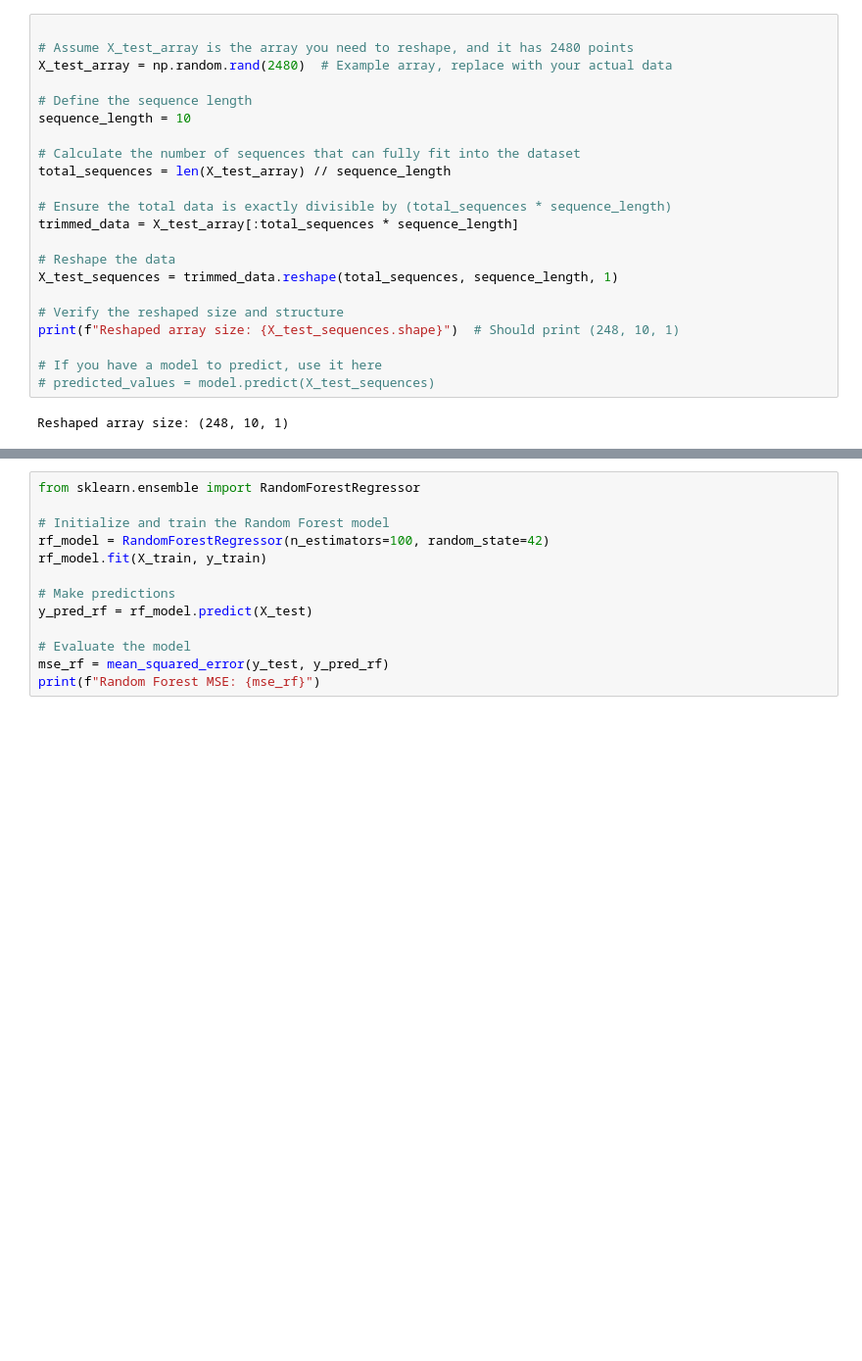
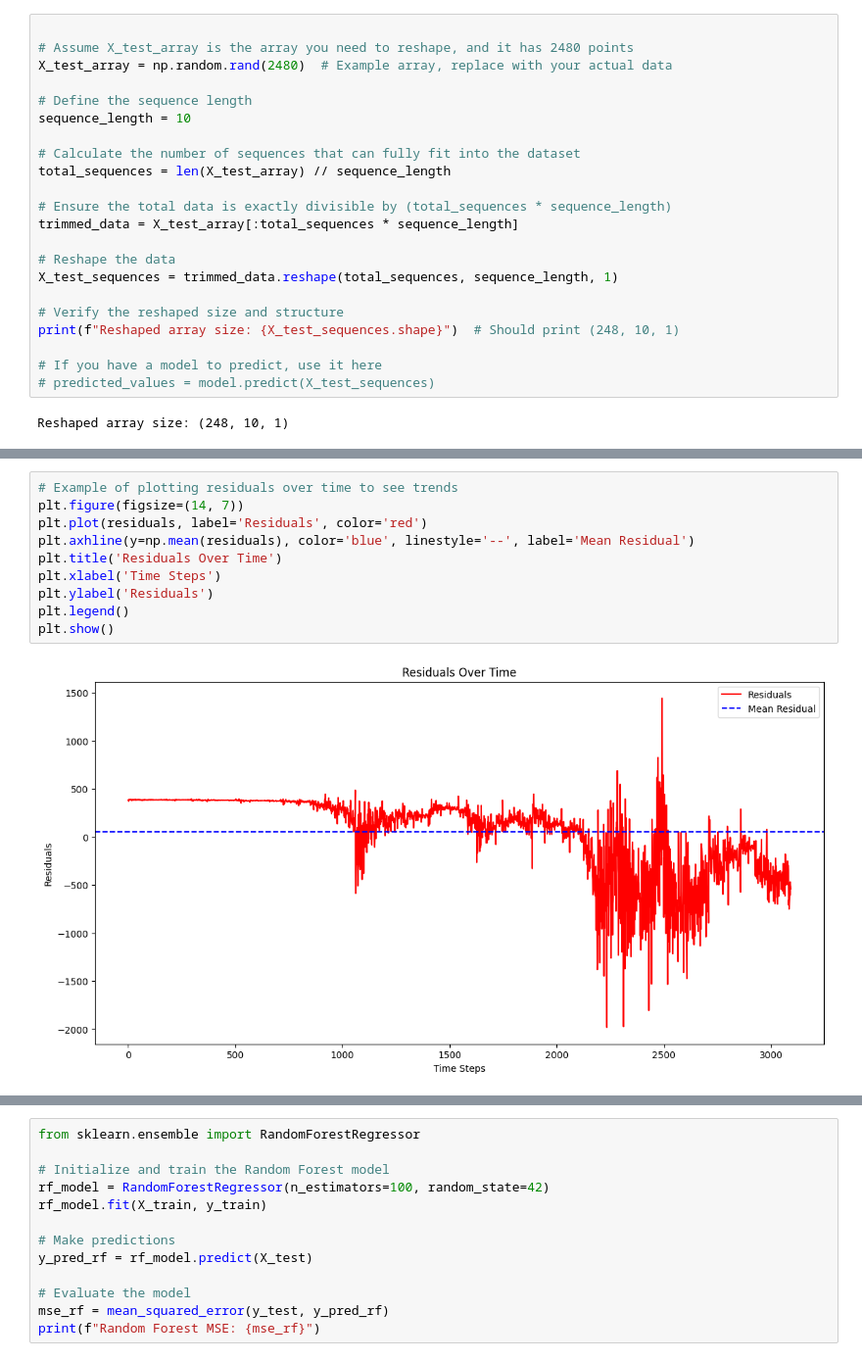
Before and after one commit to Goodevil01/Data-Prep-Ca1-, a Jupyter notebook: Strategic_Thinking_Ca2_.ipynb, the cells around one changed output, grey strips where cells are left out. Shown at 98% size. Saved outputs shown, nothing was run; the diff lists cells and outputs as text; blank space fills up the shorter version.

```diff
--- a/Strategic_Thinking_Ca2_.ipynb
+++ b/Strategic_Thinking_Ca2_.ipynb
@@ -1058,0 +1286,12 @@ Mean Absolute Error: 13220.86259704842
+# %%
+# Example of plotting residuals over time to see trends
+plt.figure(figsize=(14, 7))
+plt.plot(residuals, label='Residuals', color='red')
+plt.axhline(y=np.mean(residuals), color='blue', linestyle='--', label='Mean Residual')
+plt.title('Residuals Over Time')
+plt.xlabel('Time Steps')
+plt.ylabel('Residuals')
+plt.legend()
+plt.show()
+# %% [output]
+[figure, added]
```
Also changed, not shown: parts of 42 cells of this notebook.
